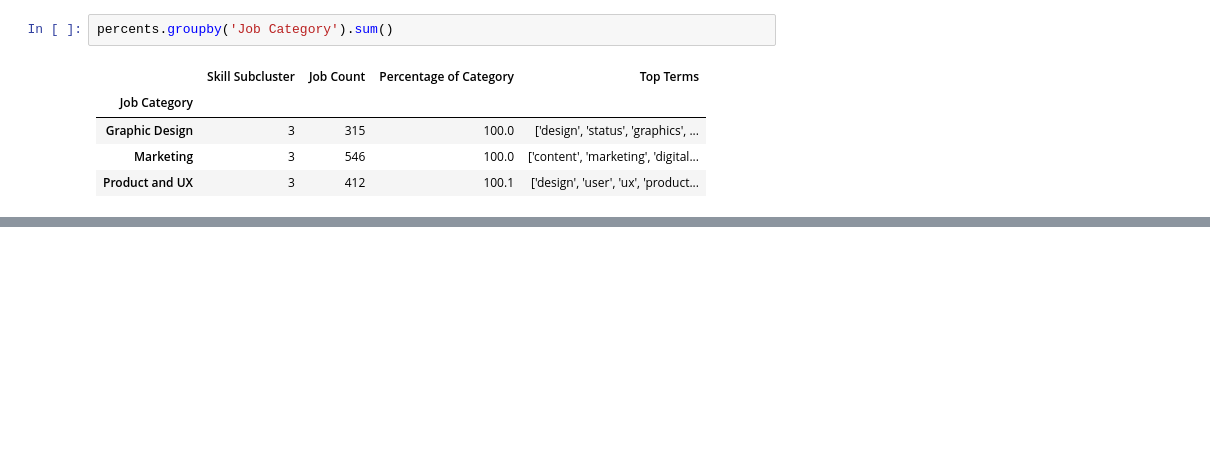
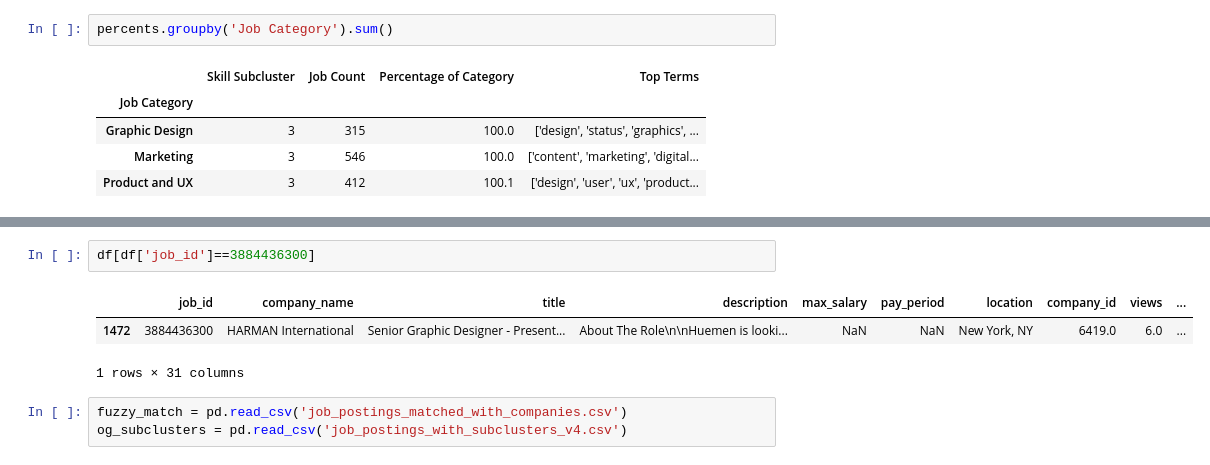
Before and after one commit to nmuffet/lede-design-position-analysis, a Jupyter notebook: data/post-analysis.ipynb, the cells around one changed output, grey strips where cells are left out. Saved outputs shown, nothing was run; the diff lists cells and outputs as text; blank space fills up the shorter version.

```diff
--- a/data/post-analysis.ipynb
+++ b/data/post-analysis.ipynb
@@ -48,0 +137,9 @@ percents
+# %%
+df[df['job_id']==3884436300]
+# %% [output]
+|  | job_id | company_name | title | description | max_salary | pay_period | location | company_id | views | ... |
+| 1472 | 3884436300 | HARMAN International | Senior Graphic Designer - Present... | About The Role\n\nHuemen is looki... | NaN | NaN | New York, NY | 6419.0 | 6.0 | ... |
+1 rows × 31 columns
+# %%
+fuzzy_match = pd.read_csv('job_postings_matched_with_companies.csv')
+og_subclusters = pd.read_csv('job_postings_with_subclusters_v4.csv')
```
Also changed, not shown: parts of 10 cells of this notebook, 55 other files.
